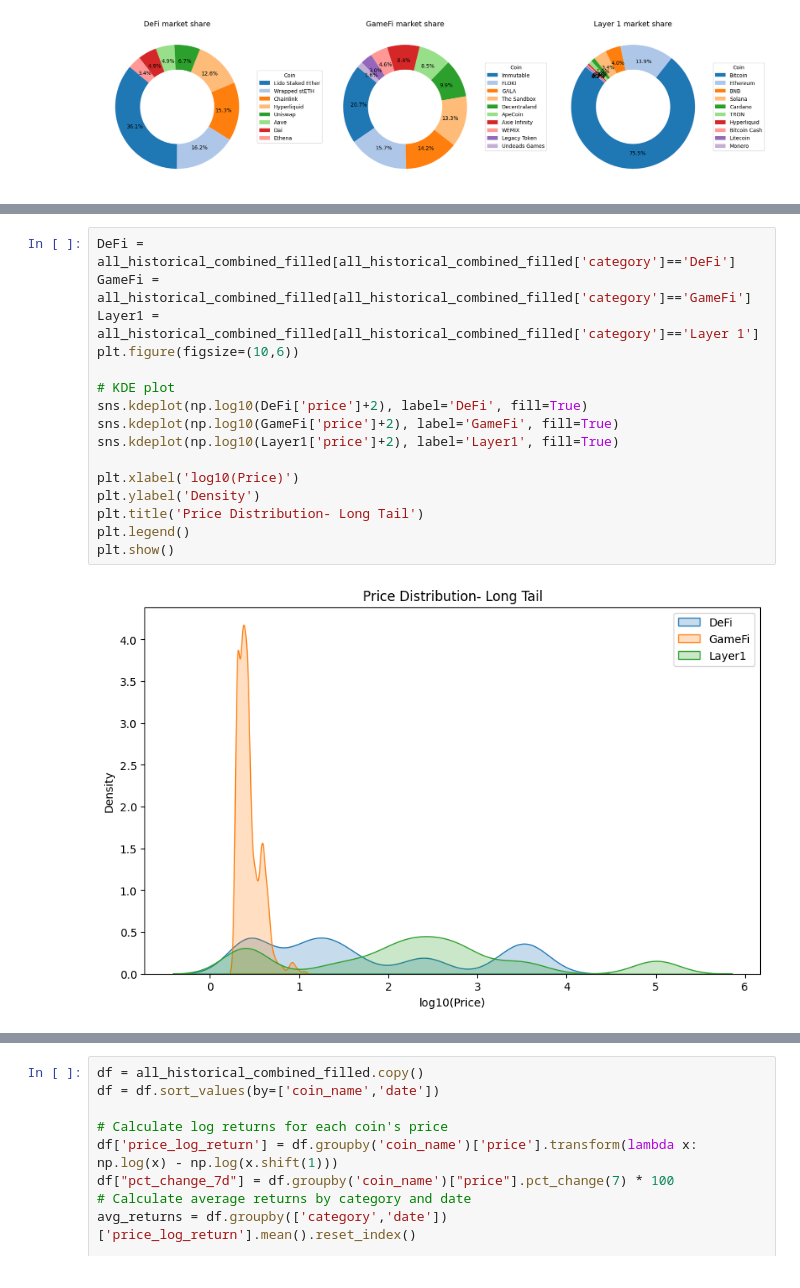
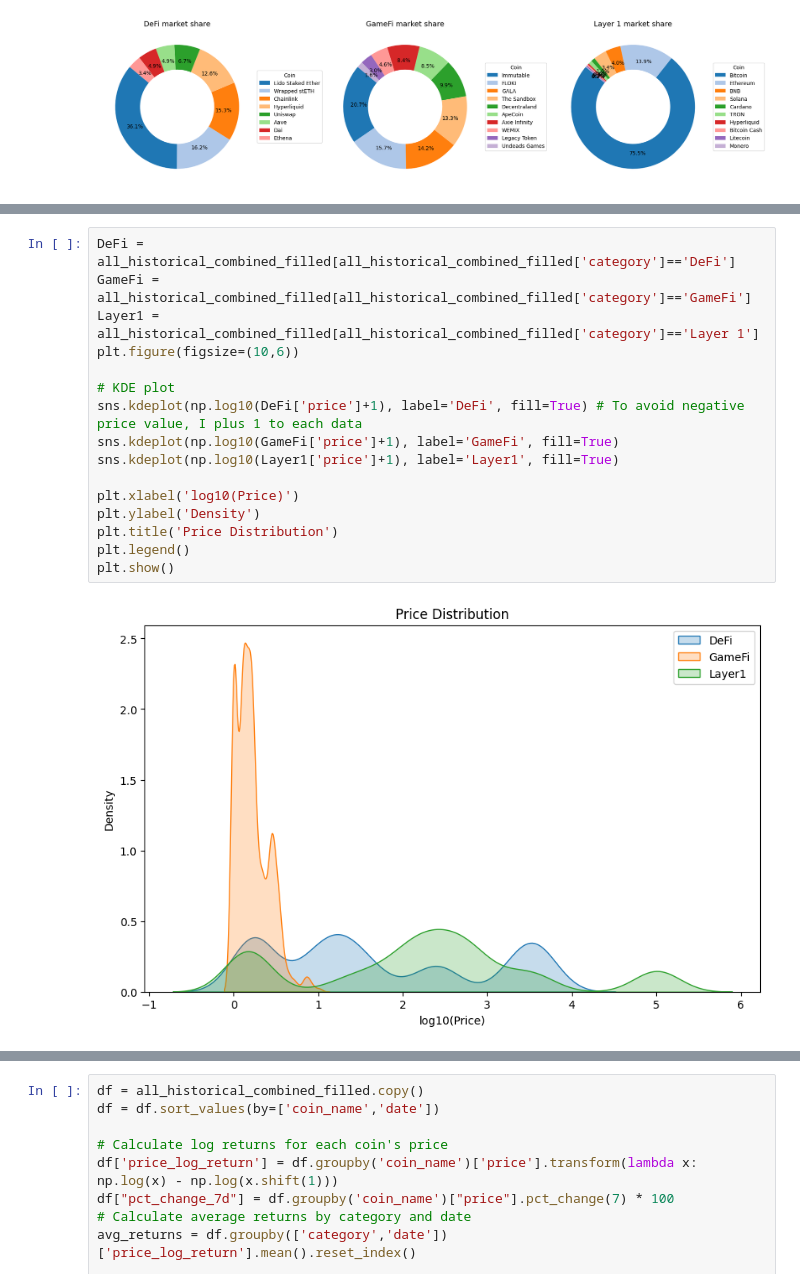
Before and after one commit to WendyWu0705/SDPA, a Jupyter notebook: Part2/part2.ipynb, the cells around one changed output, grey strips where cells are left out. Saved outputs shown, nothing was run; the diff lists cells and outputs as text.

```diff
--- a/Part2/part2.ipynb
+++ b/Part2/part2.ipynb
@@ -627,19 +641,19 @@ The price distribution replects different investment strategies in the market. T
 # %%
 DeFi = all_historical_combined_filled[all_historical_combined_filled['category']=='DeFi']
 GameFi = all_historical_combined_filled[all_historical_combined_filled['category']=='GameFi']
 Layer1 = all_historical_combined_filled[all_historical_combined_filled['category']=='Layer 1']
 plt.figure(figsize=(10,6))
 
 # KDE plot
-sns.kdeplot(np.log10(DeFi['price']+2), label='DeFi', fill=True)
-sns.kdeplot(np.log10(GameFi['price']+2), label='GameFi', fill=True)
-sns.kdeplot(np.log10(Layer1['price']+2), label='Layer1', fill=True)
+sns.kdeplot(np.log10(DeFi['price']+1), label='DeFi', fill=True) # To avoid negative price value, I plus 1 to each data
+sns.kdeplot(np.log10(GameFi['price']+1), label='GameFi', fill=True)
+sns.kdeplot(np.log10(Layer1['price']+1), label='Layer1', fill=True)
 
 plt.xlabel('log10(Price)')
 plt.ylabel('Density')
-plt.title('Price Distribution- Long Tail')
+plt.title('Price Distribution')
 plt.legend()
 plt.show()
 # %% [output]
-[figure, old version]
+[figure, new version]
 # %% [markdown]
```
Also changed, not shown: parts of 11 cells of this notebook, 2 other files.
